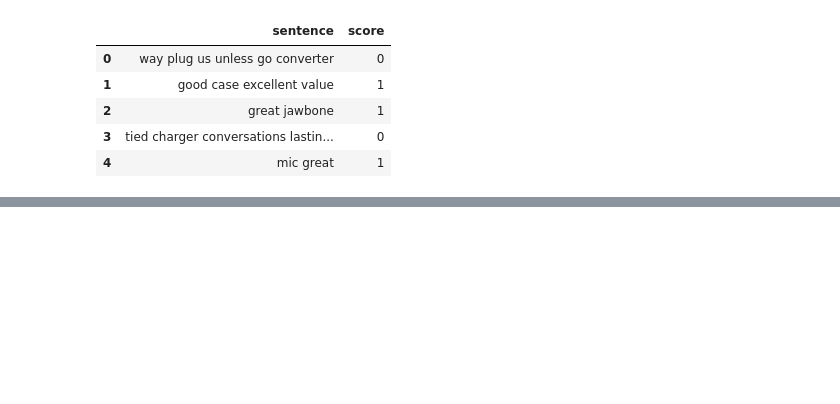
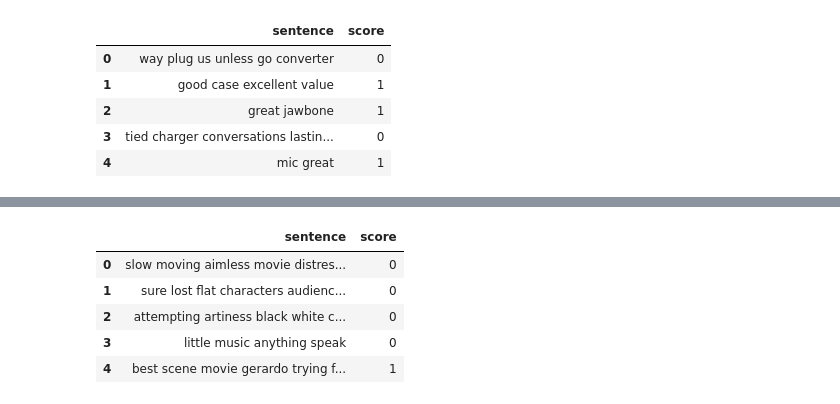
Before and after one commit to omanar1/usable_ai, a Jupyter notebook: Homework/HW10_assignment_m10_sentiment_analysis_Ricardo_OMANA.ipynb, the cells around one changed output, grey strips where cells are left out. Saved outputs shown, nothing was run; the diff lists cells and outputs as text; code cells hidden in the pictures; blank space fills up the shorter version.

```diff
--- a/Homework/HW10_assignment_m10_sentiment_analysis_Ricardo_OMANA.ipynb
+++ b/Homework/HW10_assignment_m10_sentiment_analysis_Ricardo_OMANA.ipynb
@@ -70,7 +75,9 @@ def remove_punctuation(text):
     '''a function for removing punctuation'''
     import string
     # replacing the punctuation with no space, which in effect deletes the punctuation marks
-    translator = str.maketrans('', '', string.punctuation)
+    # translator = str.maketrans('', '', string.punctuation)
+    # Leaving the space preserves the separation between words
+    translator = str.maketrans({key: " " for key in string.punctuation})
     # return the text stripped of punctuation marks
     return text.translate(translator)
 
@@ -231,0 +294,12 @@ Best Cross-Validation Accuracy: 0.8163
+# %%
+# Removing puntuation, stop words
+
+df['sentence'] = df['sentence'].apply(remove_punctuation).apply(remove_stopwords)
+df.head()
+# %% [output]
+|  | sentence | score |
+| 0 | slow moving aimless movie distres... | 0 |
+| 1 | sure lost flat characters audienc... | 0 |
+| 2 | attempting artiness black white c... | 0 |
+| 3 | little music anything speak | 0 |
+| 4 | best scene movie gerardo trying f... | 1 |
```
Also changed, not shown: parts of 22 cells of this notebook.
